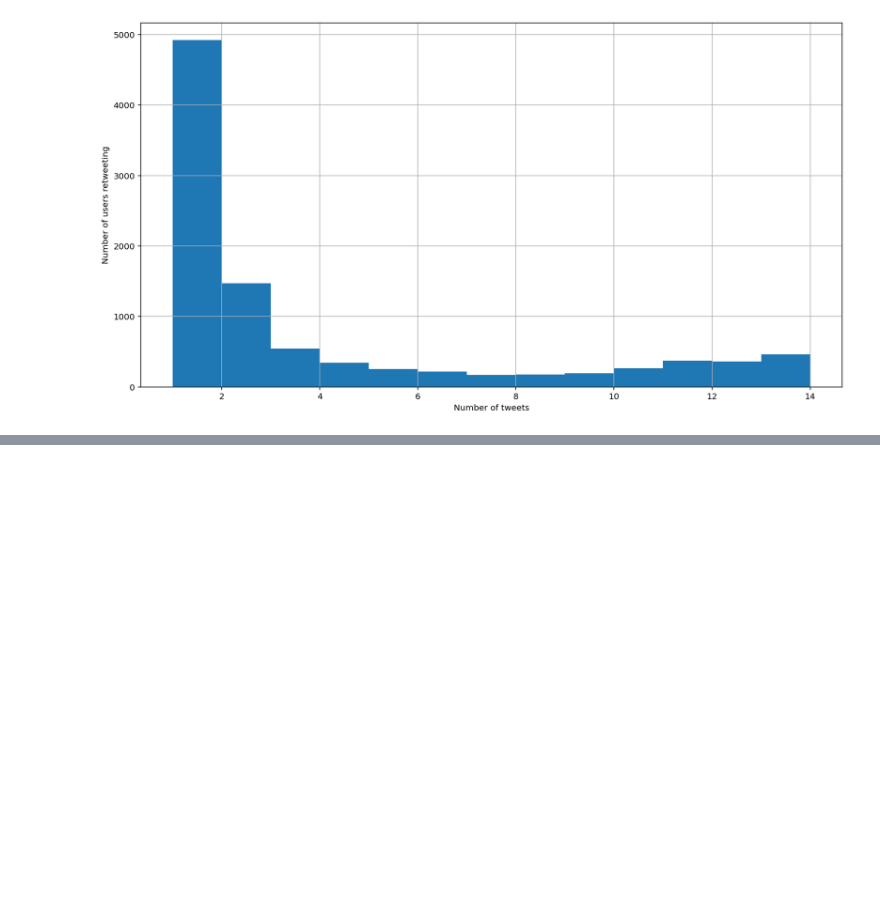
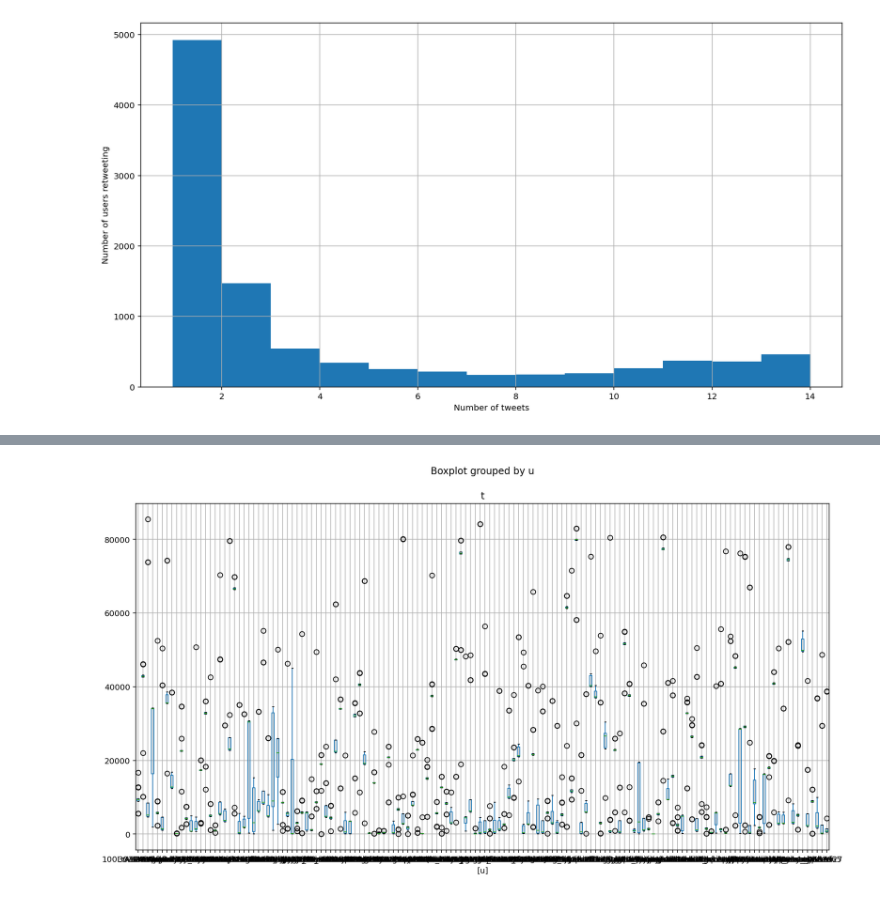
Before and after one commit to jimdykes/covid19, a Jupyter notebook: Comparing Retweet Streams.ipynb, the cells around one changed output, grey strips where cells are left out. Saved outputs shown, nothing was run; the diff lists cells and outputs as text; code cells hidden in the pictures; blank space fills up the shorter version.

Commit message:
adding a boxplot that I'm unsure about

```diff
--- a/Comparing Retweet Streams.ipynb
+++ b/Comparing Retweet Streams.ipynb
@@ -27,7 +27,7 @@ def get_retweets_after_trump(df, window=1, debug=False):
     retweets_after_trump = {}
 
     for t, retweets in df.groupby('top_N'):
-        retweets.sort_values(by='created_at').reindex()
+        retweets = retweets.sort_values(by='created_at').reindex()
         index_of_trump_retweet = retweets[retweets.username == 'realDonaldTrump'].index
 
         if t == 1: #The tweet he deleted
@@ -61,6 +61,22 @@ def get_retweets_after_trump(df, window=1, debug=False):
 
             retweets_after_trump[t] = pd.DataFrame.copy(in_window)
             retweets_after_trump[t]['timeSinceTrump'] = (retweets_after_trump[t].created_at - tweet.created_at)
+
+#         elif t == 9: #A tweet he didn't actually retweet...
+#             if debug:
+#                 print("Tweet TopN #: {}; ".format(t), end="")
+#             tweet = retweets.iloc[0]
+#             max_time = tweet.created_at + pd.Timedelta(hours=window)
+
+#             in_window = retweets[(retweets.created_at > tweet.created_at ) & (retweets.created_at <= max_time)]
+#             if debug:
+#                 print(str(len(in_window)) + " retweets in {} hour(s) after posted".format(window)+"\n")
+
+#             retweets_after_trump[t] = pd.DataFrame.copy(in_window)
+#             retweets_after_trump[t]['timeSinceTrump'] = (retweets_after_trump[t].created_at - tweet.created_at)
+
+
+
 
     # How many tweets do users retweet?
     all_users = []
@@ -230,3 +261,6 @@ ax.set_ylabel("Number of users retweeting")
 ax.set_xlabel("Number of tweets");
 # %% [output]
 [figure]
+# %%
+users_that_retweet_all = [x[0] for x in user_counts.most_common() if x[1] >= 13 and x[1] < 20]
+len(users_that_retweet_all)
@@ -232,0 +269,10 @@ ax.set_xlabel("Number of tweets");
+# %%
+lines = []
+for u in users_that_retweet_all:
+    for k in retweets_after_trump.keys():
+        v = retweets_after_trump[k][retweets_after_trump[k].username==u].timeSinceTrump.apply(lambda x: x.total_seconds())
+        if len(v):
+            lines.append({'u':u,'t':v.values[0]})
+
+df3 = pd.DataFrame(lines)
+df3.head()
@@ -232,0 +288,4 @@ ax.set_xlabel("Number of tweets");
+# %%
+ax = df3.head(2000).boxplot(by='u', figsize=(15,8))
+# %% [output]
+[figure, added]
```
Also changed, not shown: parts of 5 cells of this notebook.
